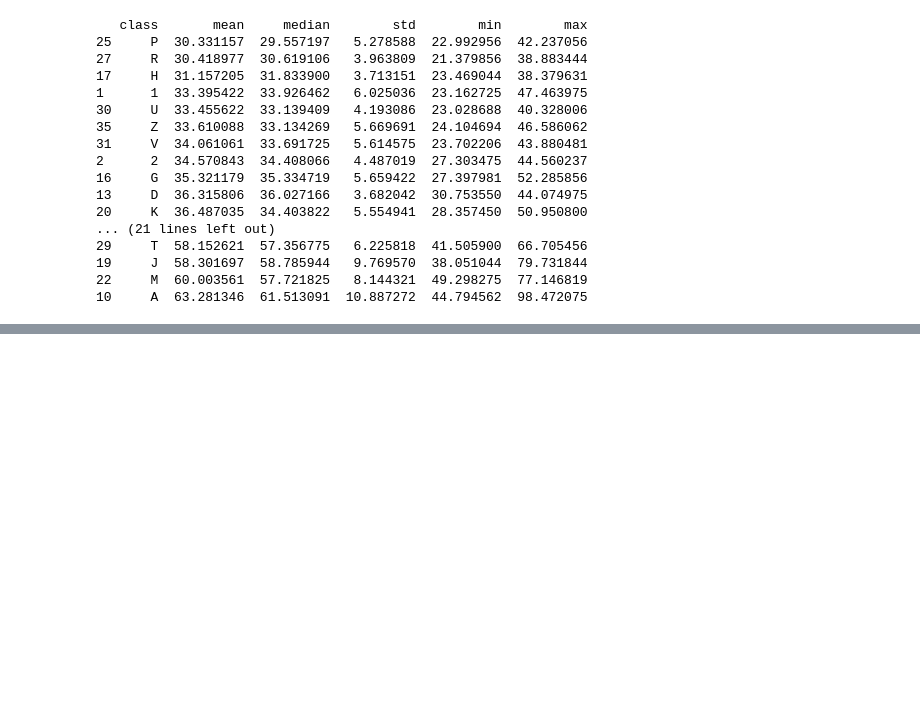
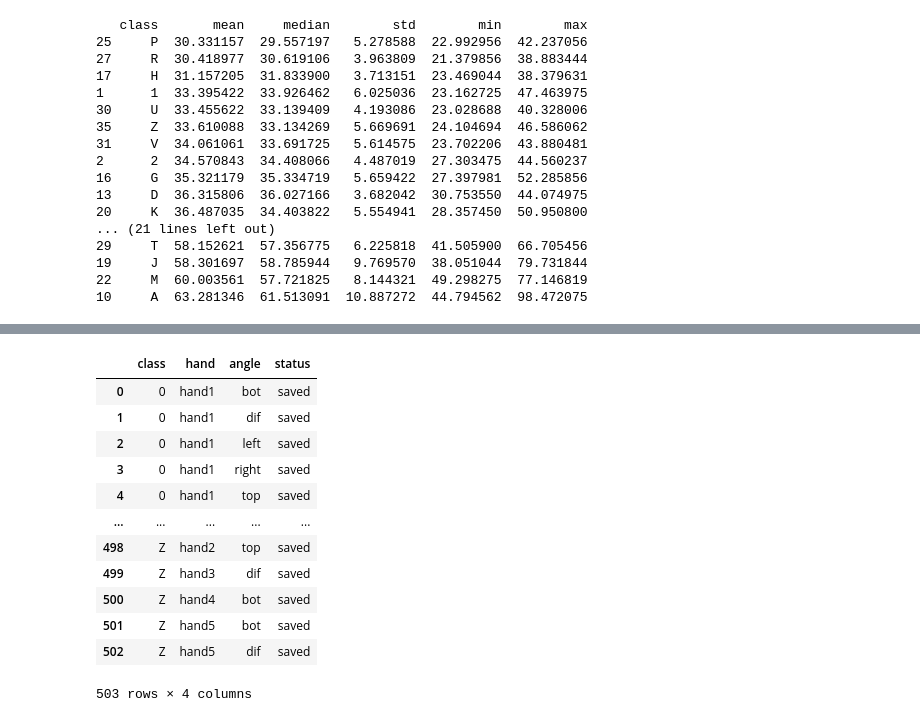
Before and after one commit to anmolzz-10/ASL_project, a Jupyter notebook: notebooks/ASL_project.ipynb, the cells around one changed output, grey strips where cells are left out. Saved outputs shown, nothing was run; the diff lists cells and outputs as text; code cells hidden in the pictures; blank space fills up the shorter version.

```diff
--- a/notebooks/ASL_project.ipynb
+++ b/notebooks/ASL_project.ipynb
@@ -667,0 +829,16 @@ print(class_brightness_stats)
+# %%
+clip_stats
+# %% [output]
+|  | class | hand | angle | status |
+| 0 | 0 | hand1 | bot | saved |
+| 1 | 0 | hand1 | dif | saved |
+| 2 | 0 | hand1 | left | saved |
+| 3 | 0 | hand1 | right | saved |
+| 4 | 0 | hand1 | top | saved |
+| ... | ... | ... | ... | ... |
+| 498 | Z | hand2 | top | saved |
+| 499 | Z | hand3 | dif | saved |
+| 500 | Z | hand4 | bot | saved |
+| 501 | Z | hand5 | bot | saved |
+| 502 | Z | hand5 | dif | saved |
+503 rows × 4 columns
```
Also changed, not shown: parts of 12 cells of this notebook.
